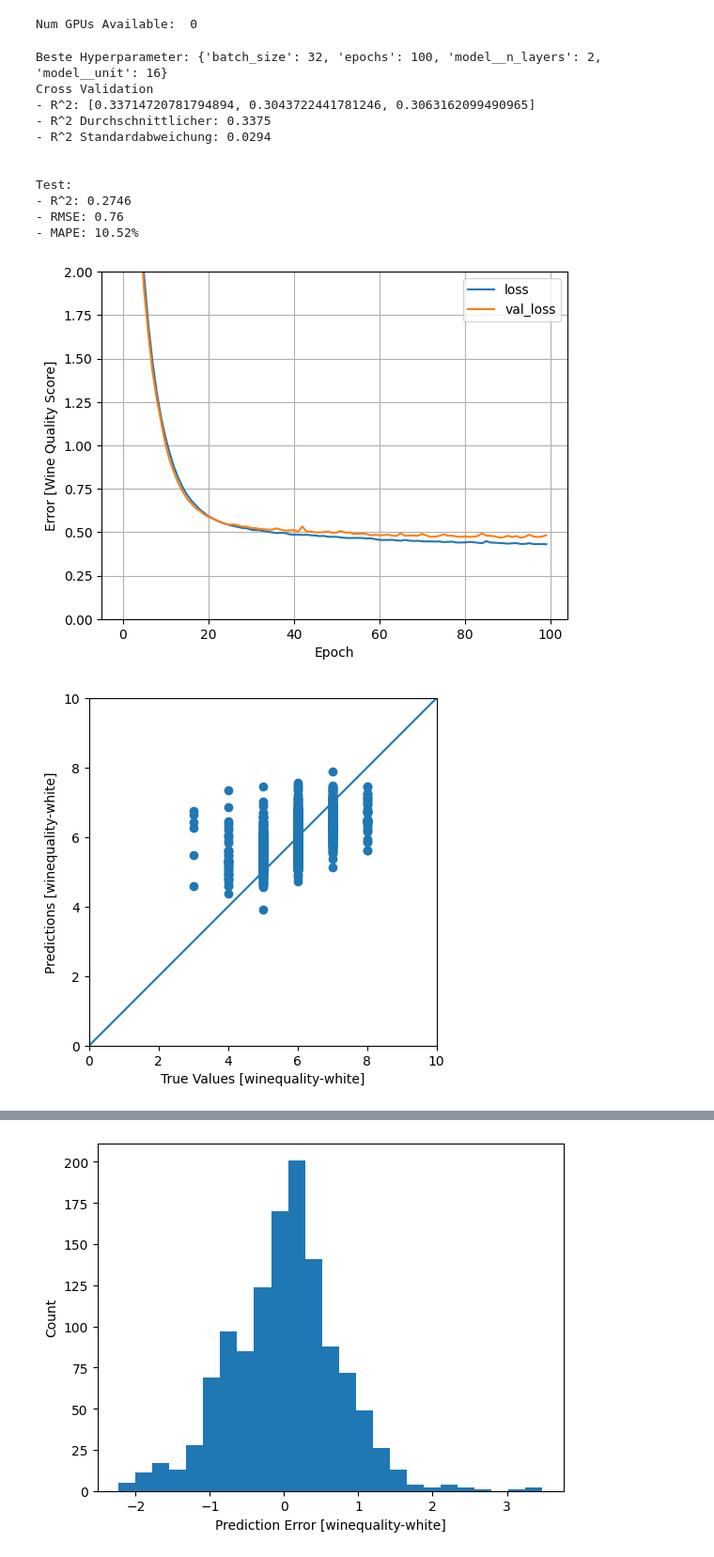
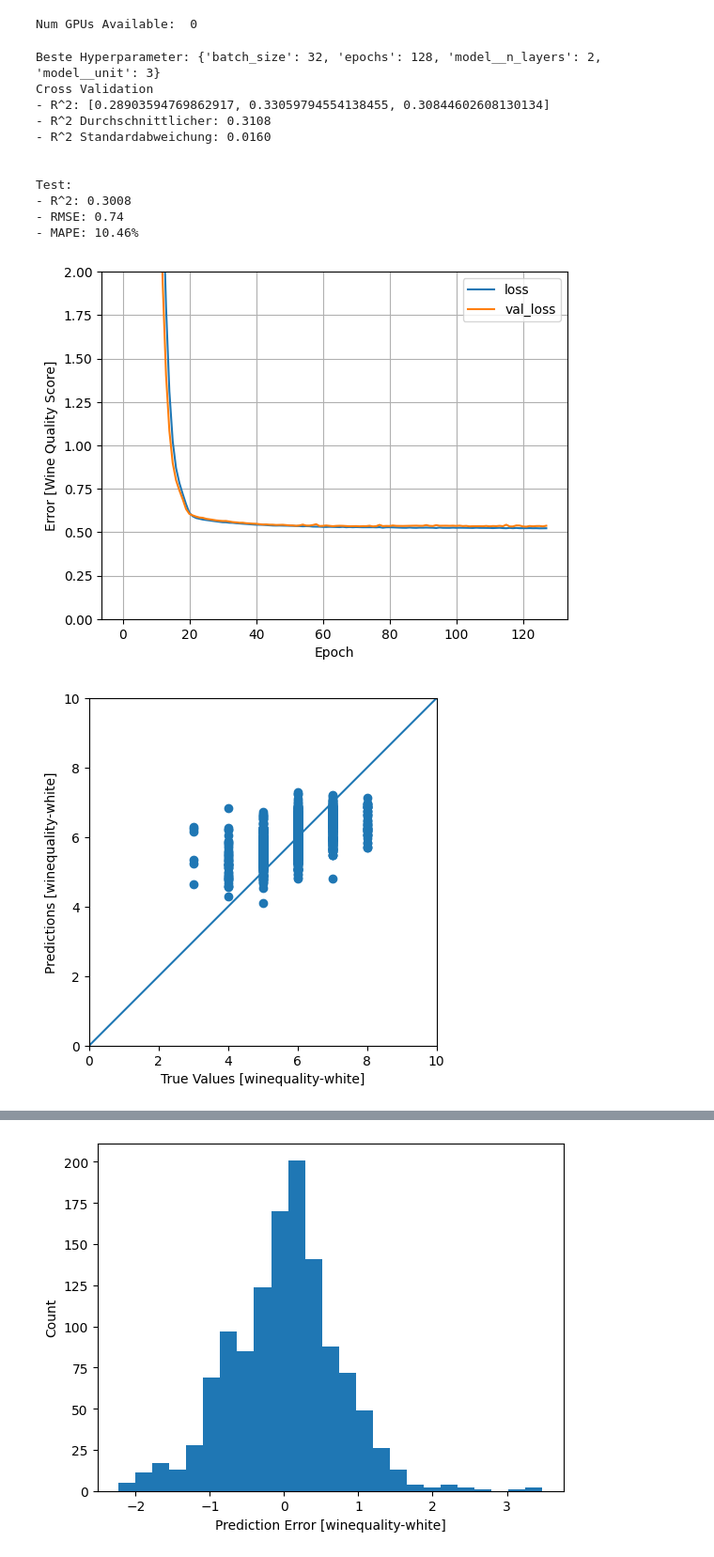
Before and after one commit to JoTec2002/TINF21C_Maschinelles-Lernen, a Jupyter notebook: Programmierabgabe 2/main.ipynb, the cells around one changed output, grey strips where cells are left out. Shown at 94% size. Cells and saved outputs as stored; diff of their text form; code cells hidden in the pictures.

```diff
--- a/Programmierabgabe 2/main.ipynb
+++ b/Programmierabgabe 2/main.ipynb
@@ -152,48 +153,49 @@ normalizer = layers.Normalization(axis=-1)
 # %%
 def create_model(unit, n_layers):
     # Konfiguriere die Verteilungsstrategie
-    with tf.device('/GPU:0'):
-        input_layer = layers.Input(shape=(11,))
-        model = keras.Sequential([
-            input_layer,
-            normalizer,
-        ])
-        for i in range(n_layers):
-            model.add(layers.Dense(units=unit, activation='relu'))
-        model.add(layers.Dense(1))
+    input_layer = layers.Input(shape=(11,))
+    model = keras.Sequential([
+        input_layer,
+        normalizer,
+    ])
+    for i in range(n_layers):
+        local_units = -1*i*(unit/(n_layers+1))+unit
+        model.add(layers.Dense(units=local_units, activation='relu'))
+    model.add(layers.Dense(1))
 
-        model.compile(loss=keras.losses.mean_squared_error,
-                optimizer=keras.optimizers.Adam(0.001))
+    model.compile(loss=keras.losses.mean_squared_error,
+            optimizer=keras.optimizers.Adam(0.001))
 
     return model
 # %%
+%%time
  #normalizer = layers.Normalization(axis=-1)
 normalizer.adapt(white_training_Data)
-
-model=KerasRegressor(model=create_model, epochs=32, batch_size=32, model__unit=16, model__n_layers=1, verbose=0, validation_split=0.2)
+KerasRegressor_model=KerasRegressor(model=create_model, epochs=32, batch_size=32, model__unit=16, model__n_layers=1, verbose=0, validation_split=0.2)
 
 params={'batch_size':[16, 32, 64],
         'epochs':[32, 64, 128, 256],
         'model__unit':[8, 16, 32],
         'model__n_layers':[1,2,3,7,8],
 }
 best_params={'batch_size':[32],
-        'epochs':[100],
-        'model__unit':[16],
+        'epochs':[128],
+        'model__unit':[3],
         'model__n_layers':[2]
 }
-cv_results, optimal_model = model_regressor_grid_calculator(model, best_params, white_training_Data, white_test_data, white_training_scores, white_test_scores)
+
+cv_results, optimal_model = model_regressor_grid_calculator(KerasRegressor_model, best_params, white_training_Data, white_test_data, white_training_scores, white_test_scores)
 # %% [output]
-Beste Hyperparameter: {'batch_size': 32, 'epochs': 100, 'model__n_layers': 2, 'model__unit': 16}
+Beste Hyperparameter: {'batch_size': 32, 'epochs': 128, 'model__n_layers': 2, 'model__unit': 3}
 Cross Validation
-- R^2: [0.33714720781794894, 0.3043722441781246, 0.3063162099490965]
-- R^2 Durchschnittlicher: 0.3375
-- R^2 Standardabweichung: 0.0294
+- R^2: [0.28903594769862917, 0.33059794554138455, 0.30844602608130134]
+- R^2 Durchschnittlicher: 0.3108
+- R^2 Standardabweichung: 0.0160
 
 
 Test:
-- R^2: 0.2746
-- RMSE: 0.76
-- MAPE: 10.52%
+- R^2: 0.3008
+- RMSE: 0.74
+- MAPE: 10.46%
-[figure, old version]
+[figure, new version]
-[figure, old version]
+[figure, new version]
```
Also changed, not shown: parts of 3 cells of this notebook.
